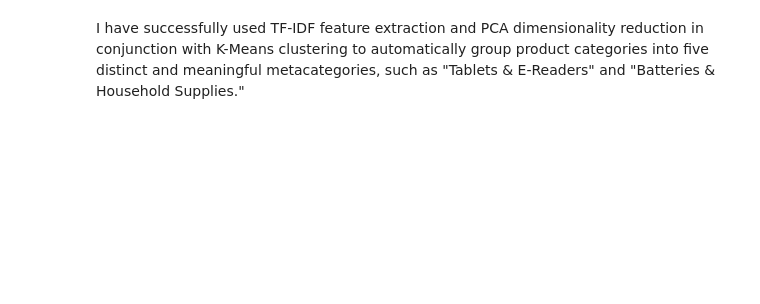
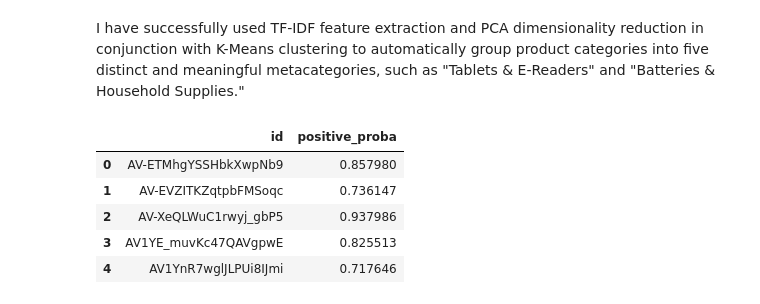
Before and after one commit to moviandev/robo-review, a Jupyter notebook: models/clusters/rolandcluster.ipynb, the cells around one changed output. Cells and saved outputs as stored; diff of their text form; code cells hidden in the pictures; blank space fills up the shorter version.

```diff
--- a/models/clusters/rolandcluster.ipynb
+++ b/models/clusters/rolandcluster.ipynb
@@ -245,2 +271,14 @@ Name: count, dtype: int64
 # %% [markdown]
 I have successfully used TF-IDF feature extraction and PCA dimensionality reduction in conjunction with K-Means clustering to automatically group product categories into five distinct and meaningful metacategories, such as "Tablets & E-Readers" and "Batteries & Household Supplies."
+# %%
+df_groupedby_id = df.groupby('id').agg({
+    'positive_proba' : 'mean',}).reset_index()
+# %%
+df_groupedby_id.head()
+# %% [output]
+|  | id | positive_proba |
+| 0 | AV-ETMhgYSSHbkXwpNb9 | 0.857980 |
+| 1 | AV-EVZITKZqtpbFMSoqc | 0.736147 |
+| 2 | AV-XeQLWuC1rwyj_gbP5 | 0.937986 |
+| 3 | AV1YE_muvKc47QAVgpwE | 0.825513 |
+| 4 | AV1YnR7wglJLPUi8IJmi | 0.717646 |
```
Also changed, not shown: parts of 19 cells of this notebook.
